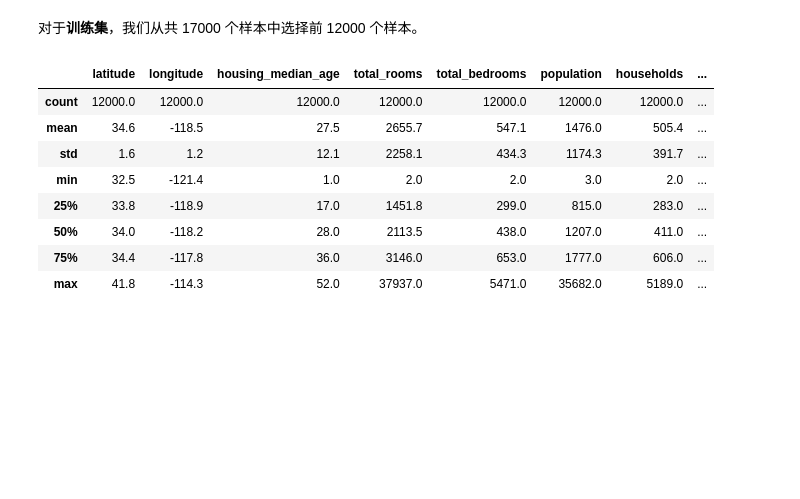
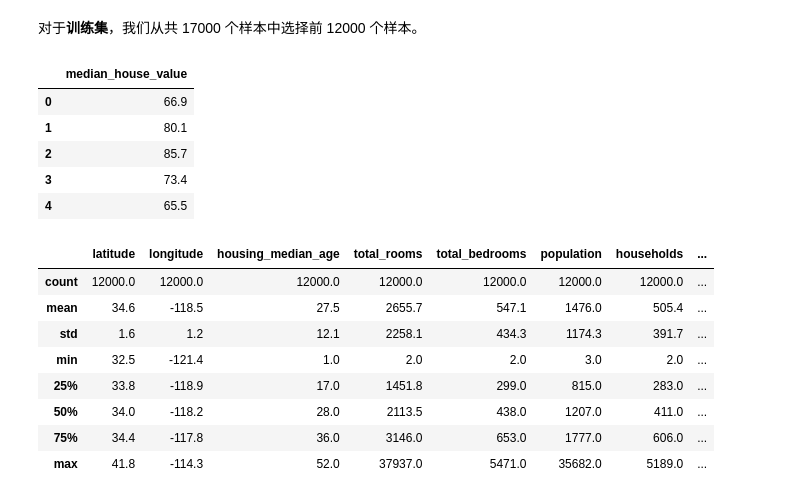
Before and after one commit to HBU/Jupyter, a Jupyter notebook: 10TensorFlow/06validation.ipynb, the cells around one changed output. Drawn from its saved outputs; the diff is of its cells as text; code cells hidden in the pictures; blank space fills up the shorter version.

```diff
--- a/10TensorFlow/06validation.ipynb
+++ b/10TensorFlow/06validation.ipynb
@@ -80,5 +88,14 @@ def preprocess_targets(california_housing_dataframe):
 # %% [markdown]
  对于**训练集**，我们从共 17000 个样本中选择前 12000 个样本。
+# %%
+training_targets.head()
+# %% [output]
+|  | median_house_value |
+| 0 | 66.9 |
+| 1 | 80.1 |
+| 2 | 85.7 |
+| 3 | 73.4 |
+| 4 | 65.5 |
 # %%
 training_examples = preprocess_features(california_housing_dataframe.head(12000))
 training_examples.describe()
```
Also changed, not shown: parts of 10 cells of this notebook, 1 other file.
